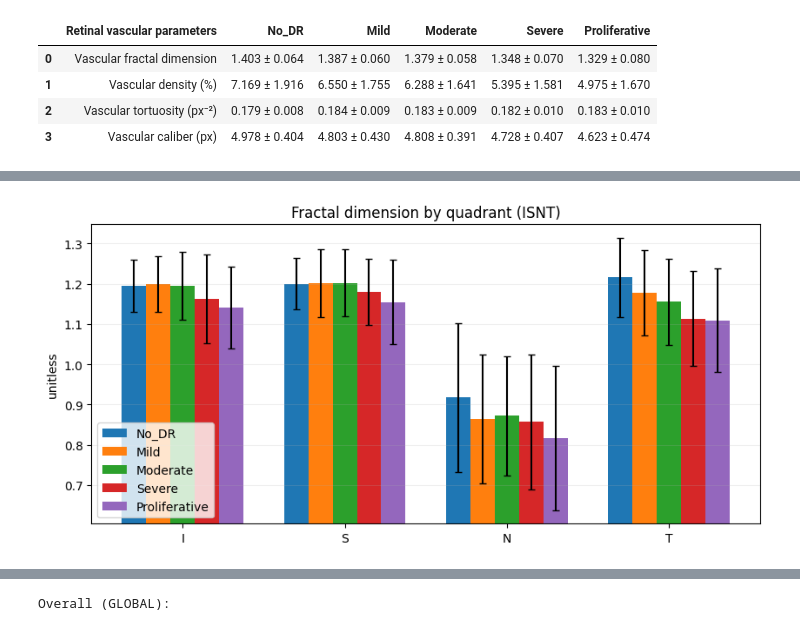
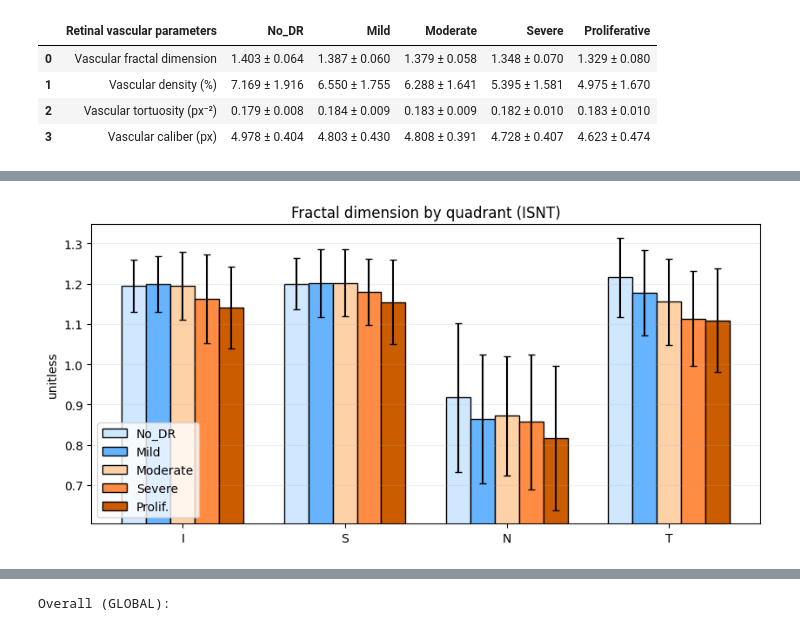
Before and after one commit to matchi-1/Adaptive-Hierarchical-Feature-Modulation-U-Net-Model-for-Retinal-Vessel-Segmentation, a Jupyter notebook: notebooks/new_biomarker/05_stage4_cached_plots_and_stats.ipynb, the cells around one changed output, grey strips where cells are left out. Cells and saved outputs as stored; diff of their text form; code cells hidden in the pictures.

Commit message:
graphs aesthetics fix

```diff
--- a/notebooks/new_biomarker/05_stage4_cached_plots_and_stats.ipynb
+++ b/notebooks/new_biomarker/05_stage4_cached_plots_and_stats.ipynb
@@ -204,18 +204,47 @@ tbl
 | 2 | Vascular tortuosity (px⁻²) | 0.179 ± 0.008 | 0.184 ± 0.009 | 0.183 ± 0.009 | 0.182 ± 0.010 | 0.183 ± 0.010 |
 | 3 | Vascular caliber (px) | 4.978 ± 0.404 | 4.803 ± 0.430 | 4.808 ± 0.391 | 4.728 ± 0.407 | 4.623 ± 0.474 |
 # %%
+COLOR_MAP = {
+    "No_DR": "#cfe8ff",
+    "Mild": "#66b3ff",
+    "Moderate": "#ffd1a6",
+    "Severe": "#ff8c42",
+    "Proliferative": "#cc5c00",
+}
+
+
+def _pretty_group_label(name: str) -> str:
+    # keeps your labels readable; optional
+    return "Prolif." if name.lower().startswith("prolif") else name
+
+def _resolve_color_map(groups, color_map=None, default="#999999"):
+    """
+    groups: list of (gname, df)
+    color_map: dict {gname: "#RRGGBB"}
+    """
+    colors = []
+    for gname, _ in groups:
+        if color_map and gname in color_map:
+            colors.append(color_map[gname])
+        else:
+            colors.append(default)
+    return colors
+
+
+
 def bar_global_panels_v4(groups, keys, titles_map, ylabels_map,
-                         figsize=(16, 5), bar_width=0.18, sep=0.24,
+                         figsize=(18, 5), bar_width=0.16, sep=0.34,
                          ylims=None, ypad_frac=0.03,
-                         legend_top=True, legend_ncols=5, top_pad_frac=0.18):
+                         legend_top=True, legend_ncols=5, top_pad_frac=0.18,
+                         color_map=None, edge_lw=1.0,
+                         tick_rotation=12, tick_pad=6):
     import numpy as np
     import matplotlib.pyplot as plt
     from collections import OrderedDict
 
     n = len(keys)
     fig, axes = plt.subplots(1, n, figsize=figsize, constrained_layout=True)
-    if n == 1:
-        axes = [axes]
+    if n == 1: axes = [axes]
 
     try:
         h_in = figsize[1]
@@ -226,6 +255,9 @@ def bar_global_panels_v4(groups, keys, titles_map, ylabels_map,
     G = len(groups)
     xs = np.linspace(-(G-1)/2.0, (G-1)/2.0, G) * sep
 
+    # <-- USE YOUR HEX COLORS PER GROUP
+    colors = _resolve_color_map(groups, color_map=COLOR_MAP, default="#BBBBBB")
+
     legend_items = OrderedDict()
 
     for ax, key in zip(axes, keys):
@@ -235,18 +267,26 @@ def bar_global_panels_v4(groups, keys, titles_map, ylabels_map,
             s = float(df[key].std(skipna=True))  if key in df.columns else np.nan
             means.append(m); sds.append(s)
 
-        for x_i, (gname, _df), m, s in zip(xs, groups, means, sds):
+        for idx, (x_i, (gname, _df), m, s) in enumerate(zip(xs, groups, means, sds)):
             err = None if np.isnan(s) else s
-            b = ax.bar(x_i, m, yerr=err, capsize=3, width=bar_width, label=gname)
+            b = ax.bar(
+                x_i, m, yerr=err, capsize=3, width=bar_width, label=gname,
+                color=colors[idx],
+                edgecolor="black",
+                linewidth=edge_lw
+            )
             if gname not in legend_items:
                 legend_items[gname] = b
 
         ax.set_xticks(xs)
-        ax.set_xticklabels([g for g, _ in groups], rotation=0)
+        ax.set_xticklabels([g for g, _ in groups],
+                           rotation=tick_rotation, ha="center")  # <-- centered
+        ax.tick_params(axis="x", pad=tick_pad)
+
         ax.set_title(titles_map.get(key, key), fontsize=10)
         ax.set_ylabel(ylabels_map.get(key, "Value"))
         ax.grid(axis="y", alpha=0.2)
-        ax.set_xlim(xs[0] - sep, xs[-1] + sep)
+        ax.set_xlim(xs[0] - 1.6*sep, xs[-1] + 1.6*sep)
 
         if isinstance(ylims, dict) and key in ylims and ylims[key] is not None:
             ax.set_ylim(*ylims[key])
@@ -273,8 +313,11 @@ def bar_global_panels_v4(groups, keys, titles_map, ylabels_map,
     return fig, axes
 
 
+
 def bar_rings_v4(groups, suffix, title, ylabel,
-                 bar_width=0.18, group_gap=1.0, ylims=None, ypad_frac=0.05):
+                 bar_width=0.18, group_gap=1.0, ylims=None, ypad_frac=0.05,
+                 cmap_name="Greys", shade_lo=0.25, shade_hi=0.85,
+                 edge_lw=1.0):
     import numpy as np, matplotlib.pyplot as plt
 
     def _ring_columns(df, suffix):
@@ -308,13 +351,17 @@ def bar_rings_v4(groups, suffix, title, ylabel,
     K = len(groups)
     offs = (np.arange(K) - (K - 1) / 2.0) * bar_width
 
+    colors = _resolve_color_map(groups, color_map=COLOR_MAP, default="#BBBBBB")
+
     plt.figure(figsize=(max(10, 2.2*nR), 4.2))
     for k,(gname,_df) in enumerate(groups):
         plt.bar(base + offs[k], means[k], yerr=sds[k], capsize=3,
-                width=bar_width, label=gname)
+                width=bar_width, label=_pretty_group_label(gname),
+                color=colors[k], edgecolor="black", linewidth=edge_lw)
 
     plt.xticks(base, ring_labels)
-    plt.ylabel(ylabel); plt.title(title); plt.legend(); plt.grid(axis="y", alpha=0.2)
+    plt.ylabel(ylabel); plt.title(title); plt.legend()
+    plt.grid(axis="y", alpha=0.2)
 
     if ylims is not None:
         plt.ylim(*ylims)
@@ -334,8 +381,14 @@ def bar_rings_v4(groups, suffix, title, ylabel,
     plt.tight_layout(); plt.show()
 
 
+
 def bar_quadrants_v1(groups, suffix, title, ylabel,
-                     bar_width=0.18, group_gap=1.2, ylims=None, ypad_frac=0.05):
+                     bar_width=0.18, group_gap=1.2, ylims=None, ypad_frac=0.05,
+                     cmap_name="Greys", shade_lo=0.25, shade_hi=0.85,
+                     edge_lw=1.0):
+    import numpy as np
+    import matplotlib.pyplot as plt
+
     quads = ["I", "S", "N", "T"]
     cols  = [f"{q}|{suffix}" for q in quads]
     cols  = [c for c in cols if all(c in df.columns for _, df in groups)]
@@ -355,12 +408,15 @@ def bar_quadrants_v1(groups, suffix, title, ylabel,
     offs = (np.arange(K) - (K - 1) / 2.0) * bar_width
     quad_labels = [c.split("|")[0] for c in cols]
 
+    colors = _resolve_color_map(groups, color_map=COLOR_MAP, default="#BBBBBB")
+
     plt.figure(figsize=(max(8.5, 2.0 * nQ), 4.2))
     for k, (gname, _df) in enumerate(groups):
         y = np.asarray(means[k], dtype=float)
-        e = np.asarray(sds[k],   dtype=float)
-        e = np.nan_to_num(e, nan=0.0)
-        plt.bar(base + offs[k], y, yerr=e, capsize=3, width=bar_width, label=gname)
+        e = np.nan_to_num(np.asarray(sds[k], dtype=float), nan=0.0)
+        plt.bar(base + offs[k], y, yerr=e, capsize=3,
+                width=bar_width, label=_pretty_group_label(gname),
+                color=colors[k], edgecolor="black", linewidth=edge_lw)
 
     plt.xticks(base, quad_labels)
     plt.ylabel(ylabel); plt.title(title)
@@ -383,7 +439,6 @@ def bar_quadrants_v1(groups, suffix, title, ylabel,
             plt.ylim(lo - pad, hi + pad)
 
     plt.tight_layout(); plt.show()
-
 
 # -------------------------
 # Build groups list
@@ -412,11 +467,13 @@ bar_global_panels_v4(
     keys=keys,
     titles_map=titles_map,
     ylabels_map=ylabels_map,
-    figsize=(18, 5),
-    bar_width=0.16,
-    sep=0.22,
-    legend_ncols=5
+    color_map=COLOR_MAP,
+    sep=0.5,
+    bar_width=0.2,
+    tick_rotation=13
 )
+
+
 
 # rings
 unit = "µm" if cal_key == "caliber_um" else "px"
@@ -439 +496 @@ bar_quadrants_v1(groups, "caliber",           f"Caliber by quadrant ({unit})", u
-[figure, old version]
+[figure, new version]
```
Also changed, not shown: parts of 1 cell of this notebook.
